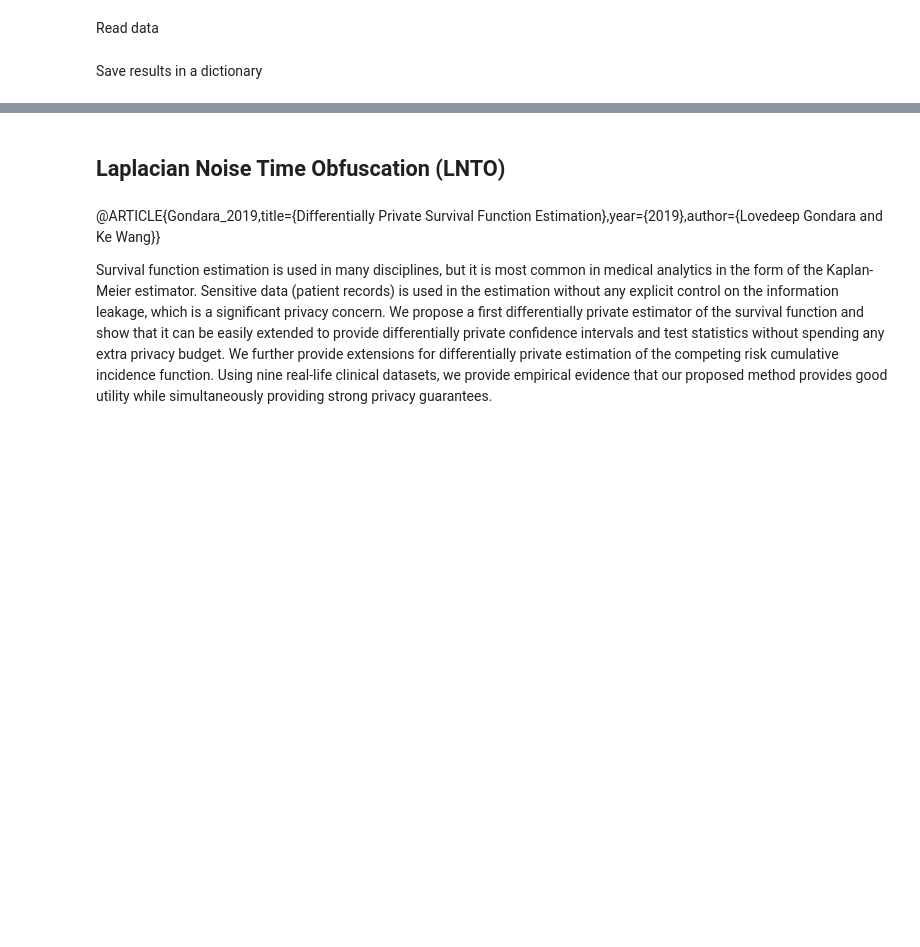
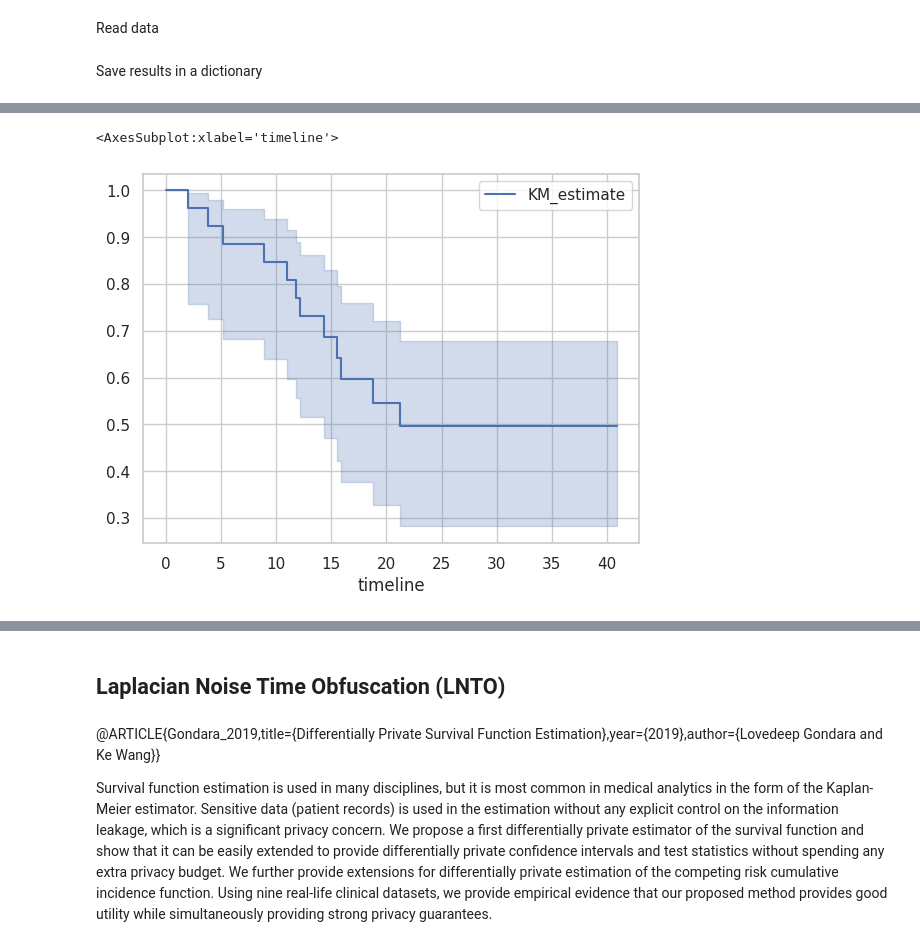
Before and after one commit to Kekkodf/DP-SurvAnalysis, a Jupyter notebook: src/survaival_analysis.ipynb, the cells around one changed output, grey strips where cells are left out. Saved outputs shown, nothing was run; the diff lists cells and outputs as text; code cells hidden in the pictures; blank space fills up the shorter version.

```diff
--- a/src/survaival_analysis.ipynb
+++ b/src/survaival_analysis.ipynb
@@ -27,0 +72,12 @@ dfs = {name : load_data(name) for name in names}
+# %%
+#convert time to months
+df_ovarian["time"] = df_ovarian["time"]/30
+# %%
+#compute KM for each dataset
+kmf_ovarian = KaplanMeierFitter()
+kmf_ovarian.fit(df_ovarian["time"], event_observed=df_ovarian["status"])
+#plot KM
+kmf_ovarian.plot()
+# %% [output]
+<AxesSubplot:xlabel='timeline'>
+[figure, added]
```
Also changed, not shown: parts of 22 cells of this notebook.
